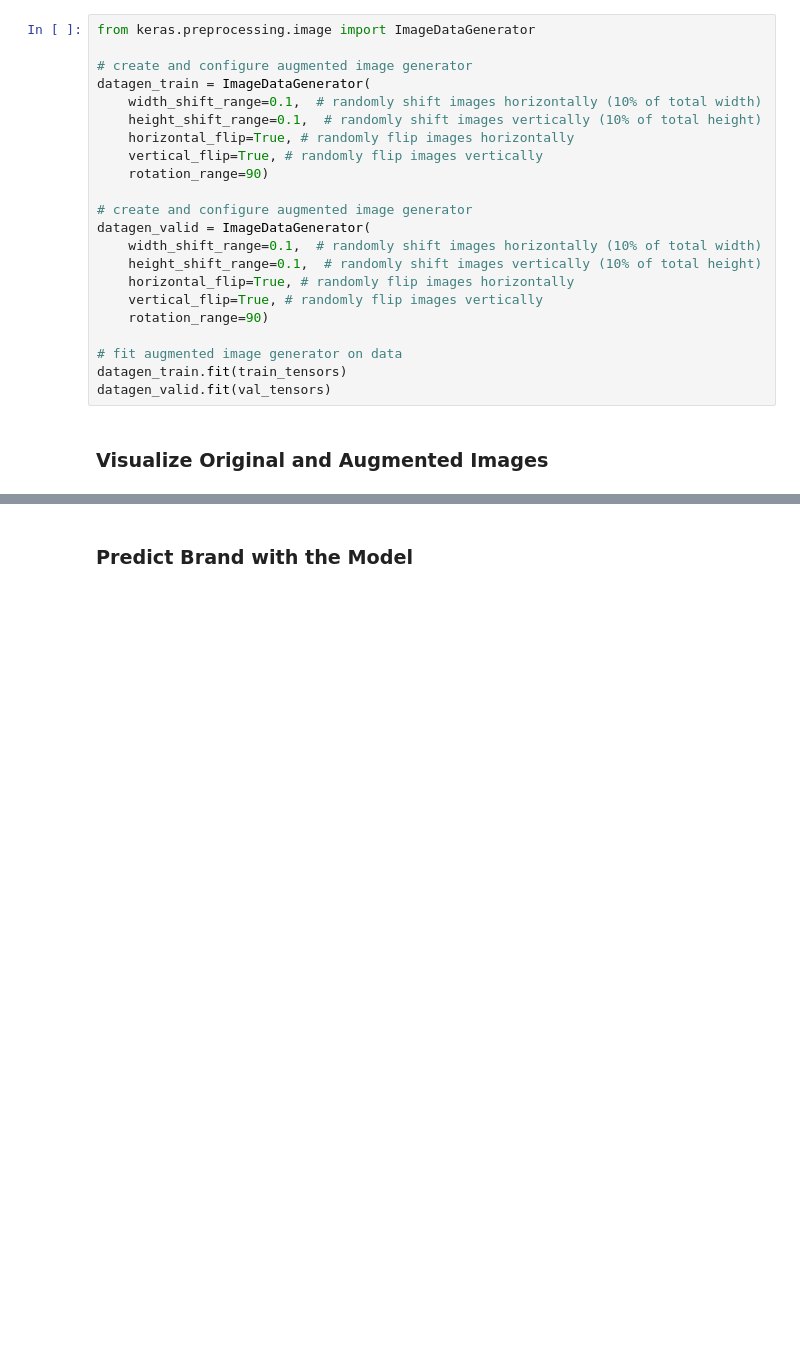
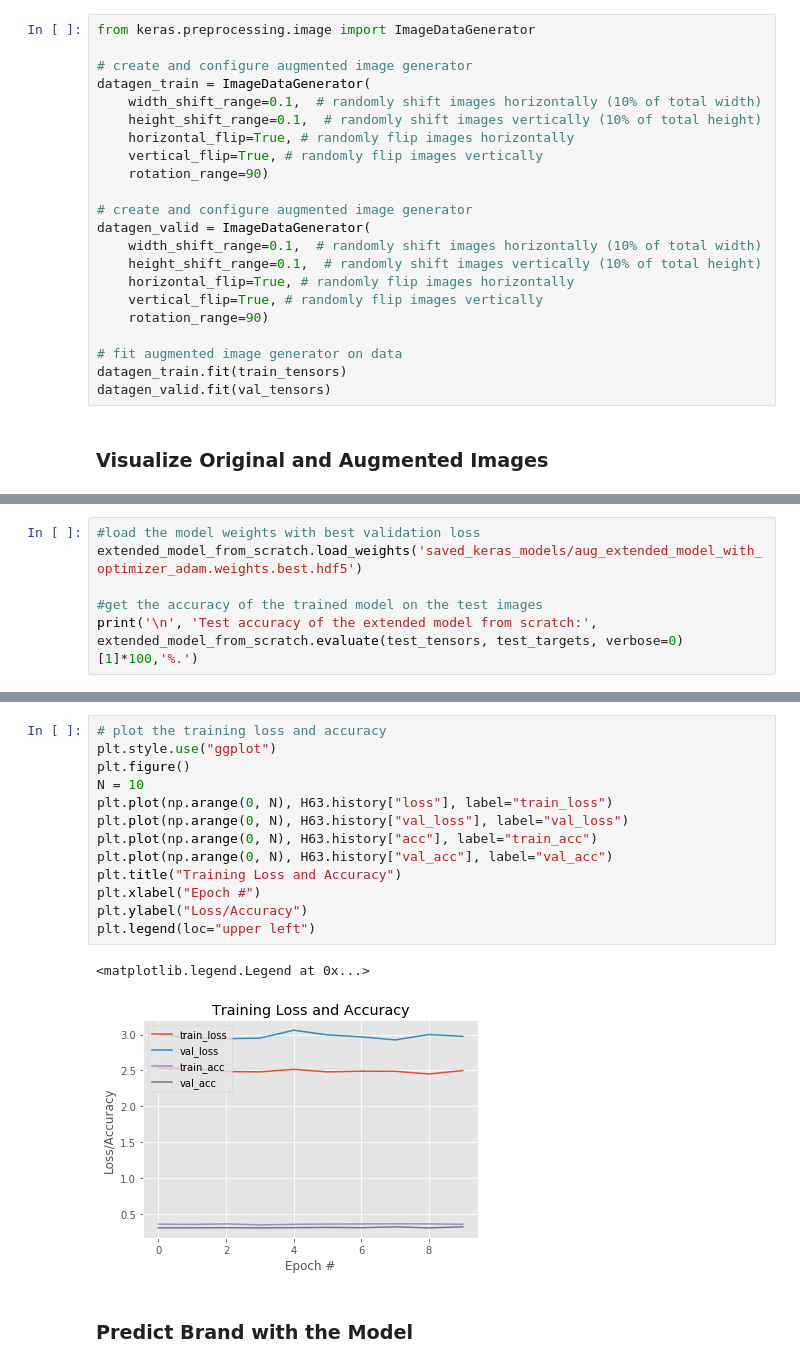
Before and after one commit to TwoDigits/logo-classification-capstone-project, a Jupyter notebook: logo_classification.ipynb, the cells around one changed output, grey strips where cells are left out. Drawn from its saved outputs; the diff is of its cells as text; blank space fills up the shorter version.

```diff
--- a/logo_classification.ipynb
+++ b/logo_classification.ipynb
@@ -621,0 +807,6 @@ sess = tf.Session(config=tf.ConfigProto(log_device_placement=True))
+# %%
+#load the model weights with best validation loss
+extended_model_from_scratch.load_weights('saved_keras_models/aug_extended_model_with_optimizer_adam.weights.best.hdf5')
+
+#get the accuracy of the trained model on the test images
+print('\n', 'Test accuracy of the extended model from scratch:', extended_model_from_scratch.evaluate(test_tensors, test_targets, verbose=0)[1]*100,'%.')
@@ -622,2 +1119,18 @@ sess = tf.Session(config=tf.ConfigProto(log_device_placement=True))
+# %%
+# plot the training loss and accuracy
+plt.style.use("ggplot")
+plt.figure()
+N = 10
+plt.plot(np.arange(0, N), H63.history["loss"], label="train_loss")
+plt.plot(np.arange(0, N), H63.history["val_loss"], label="val_loss")
+plt.plot(np.arange(0, N), H63.history["acc"], label="train_acc")
+plt.plot(np.arange(0, N), H63.history["val_acc"], label="val_acc")
+plt.title("Training Loss and Accuracy")
+plt.xlabel("Epoch #")
+plt.ylabel("Loss/Accuracy")
+plt.legend(loc="upper left")
+# %% [output]
+<matplotlib.legend.Legend at 0x...>
+[figure, added]
 # %% [markdown]
 ### Predict Brand with the Model
```
Also changed, not shown: parts of 81 cells of this notebook, 41 other files.
